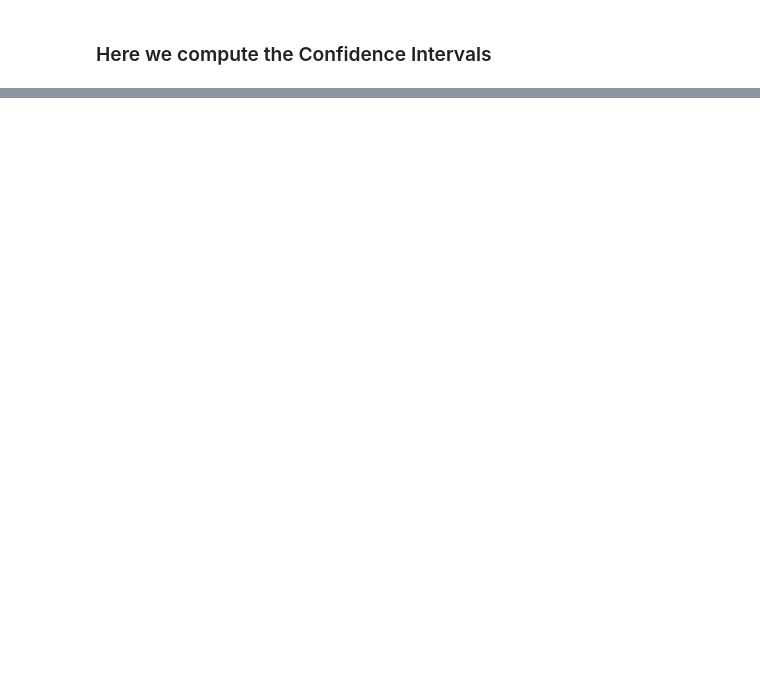
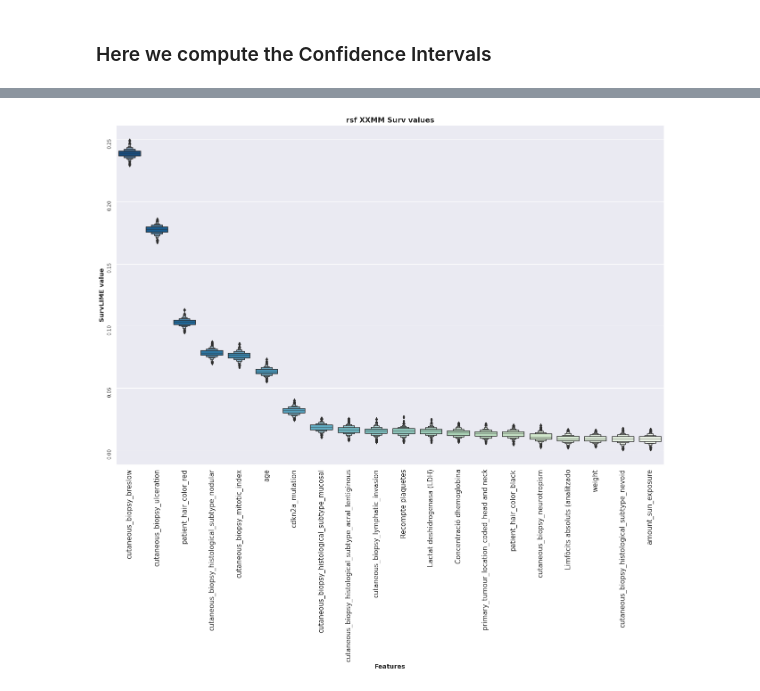
Before and after one commit to imatge-upc/SurvLIME-experiments, a Jupyter notebook: notebooks/verify_xxmm.ipynb, the cells around one changed output, grey strips where cells are left out. Drawn from its saved outputs; the diff is of its cells as text; code cells hidden in the pictures; blank space fills up the shorter version.

```diff
--- a/notebooks/verify_xxmm.ipynb
+++ b/notebooks/verify_xxmm.ipynb
@@ -371,4 +341,2 @@ ax.set_title('Mean'); ax.tick_params(labelrotation=90); ax.xaxis.grid(True)
 # %%
-compt_weights = pd.read_csv(w_path+f'{model_type}_xxmm_surv_weights_rand_seed_0.csv')
-
-compt_weights_val = compt_weights.to_numpy()
+compt_weights.shape
@@ -379,9 +349,73 @@ AttributeError: 'numpy.ndarray' object has no attribute 'base_values'
 # %%
-class Object(object):
-    pass
+from tqdm import tqdm
 
-explanation = Object()
-explanation.base_values = X_test_t
-explanation.values = compt_weights_val
-explanation.data = X_test_t
-explanation.feature_names = compt_weights.columns
+mean_dfs, max_dfs, min_dfs = [], [], []
+event_type = 'ss'
+model_type='rsf'
+
+w_path = f'/home/carlos.hernandez/PhD/survlime-paper/survLime/computed_weights_csv/exp4/{event_type}/'
+
+length = 100
+surv_volume = np.ndarray((length, 371, 68))
+#surv_ = np.ndarray((371, 68))
+good_ones = []
+for i in tqdm(range(length)):
+    compt_weights = pd.read_csv(w_path+f'{model_type}_xxmm_surv_{event_type}_weights_rand_seed_{i}.csv')
+    compt_weights = compt_weights.dropna(axis=0)
+    try:
+        surv_volume[i] = compt_weights.to_numpy()
+        good_ones.append(i)
+    except:
+        pass
+        print(i)
+
+surv_volume = surv_volume[good_ones]
+
+pru = pd.DataFrame(data=surv_volume.mean(axis=0), columns=X_train_t.columns)
+pru = pru.reindex(pru.mean().sort_values(ascending=False).index, axis=1)
+
+
+fig, ax= plt.subplots(1,1, figsize=(22,14), sharey=True)
+ax.tick_params(labelrotation=90); ax.xaxis.grid(True)
+
+p = sns.boxenplot(x="variable", y="value", data=pd.melt(pru.iloc[:,0:20]),
+                                    ax=ax, palette='GnBu_r') #'GnBu_r'
+ax.tick_params(labelrotation=90); #ax.xaxis.grid(True)
+p.set_xlabel('Features', fontsize= 14, fontweight='bold')
+p.set_ylabel('SurvLIME value', fontsize= 14, fontweight='bold')
+#p.set_ylim([-0.01, 0.28])
+p.set_title(f'{model_type} XXMM Surv values', fontsize= 16, fontweight='bold');
+ax.tick_params(axis='x', which='major', labelsize=15)
+
+plt.savefig(f'figures/{model_type}_{event_type}_most_survlime.png',  bbox_inches='tight', dpi=200)
+
+
+fig, ax= plt.subplots(1,1, figsize=(22,14), sharey=True)
+ax.tick_params(labelrotation=90); ax.xaxis.grid(True)
+p = sns.boxenplot(x="variable", y="value", data=pd.melt(pru.iloc[:,20:50]),
+                                    ax=ax, palette='Oranges') #'GnBu_r'
+ax.tick_params(labelrotation=90); #ax.xaxis.grid(True)
+#p.set_ylim([-0.03, 0.05])
+p.set_xlabel('Features', fontsize= 14, fontweight='bold')
+p.set_ylabel('SurvLIME value', fontsize= 14, fontweight='bold')
+p.set_title(f'{model_type} XXMM Surv values', fontsize= 16, fontweight='bold');
+ax.tick_params(axis='x', which='major', labelsize=18)
+ax.tick_params(axis='x', which='major', labelsize=15)
+
+plt.savefig(f'figures/{model_type}_{event_type}_medium_survlime.png',  bbox_inches='tight', dpi=200)
+
+
+
+fig, ax= plt.subplots(1,1, figsize=(22,14), sharey=True)
+ax.tick_params(labelrotation=90); ax.xaxis.grid(True)
+
+p = sns.boxenplot(x="variable", y="value", data=pd.melt(pru.iloc[:,50:]),
+                                    ax=ax, palette='autumn_r') #'GnBu_r'
+ax.tick_params(labelrotation=90, labelsize=10); #ax.xaxis.grid(True)
+p.set_xlabel('Features', fontsize= 14, fontweight='bold')
+ax.tick_params(axis='x', which='major', labelsize=15)
+#p.set_ylim([-0.06, 0.02])
+p.set_ylabel('SurvLIME value', fontsize= 14, fontweight='bold')
+p.set_title(f'{model_type} XXMM Surv values', fontsize= 16, fontweight='bold');
+plt.savefig(f'figures/{model_type}_{event_type}_least_survlime.png',  bbox_inches='tight', dpi=200)
+# %% [output]
@@ -387,0 +430 @@ explanation.feature_names = compt_weights.columns
+[figure, added]
```
Also changed, not shown: parts of 16 cells of this notebook, 1 other file.
